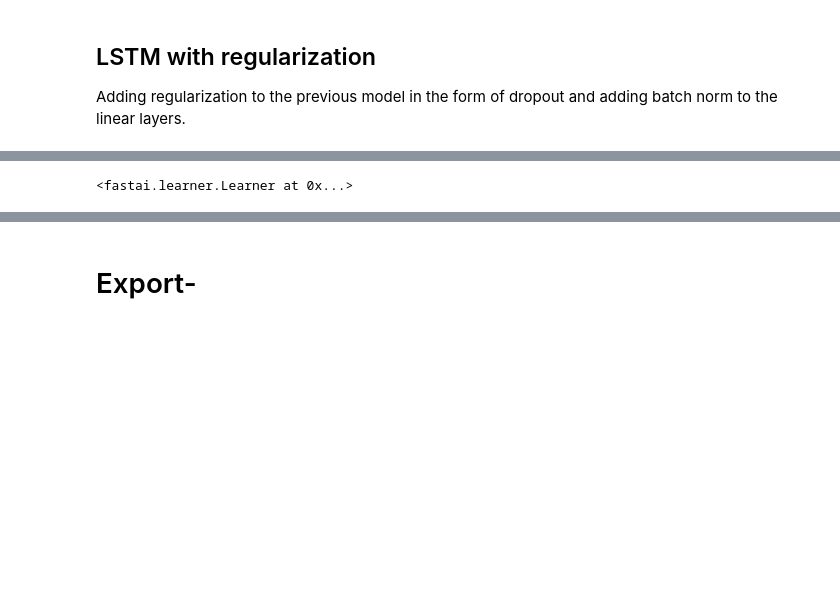
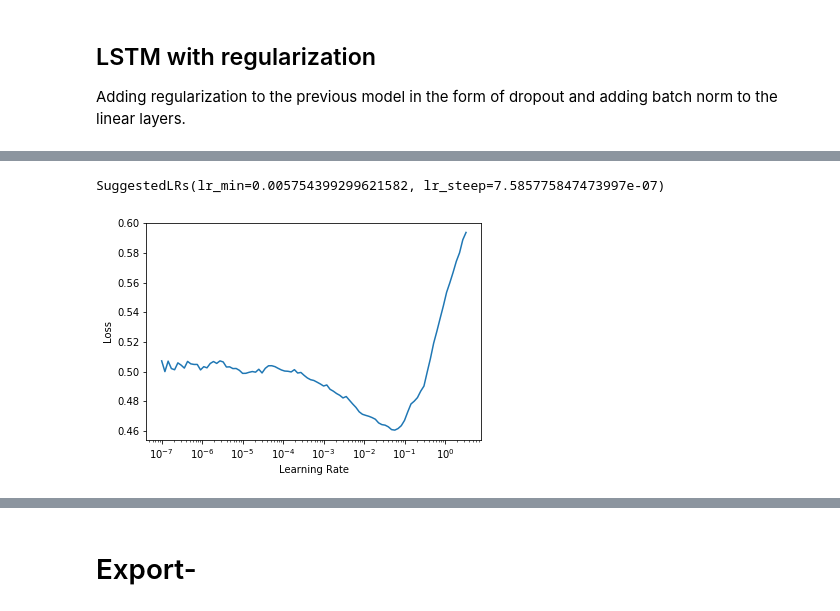
Before and after one commit to BorjaRequena/AnDi-unicorns, a Jupyter notebook: nbs/01_models.ipynb, the cells around one changed output, grey strips where cells are left out. Saved outputs shown, nothing was run; the diff lists cells and outputs as text; code cells hidden in the pictures; blank space fills up the shorter version.

```diff
--- a/nbs/01_models.ipynb
+++ b/nbs/01_models.ipynb
@@ -47,3 +57,15 @@ def custom_splitter(m):
+# %%
+#export
+@delegates(Learner.__init__)
+class MyLearner(Learner):
+    def __init__(self, dls, model, splitter=custom_splitter, path=Path(".."), **kwargs):
+        super().__init__(dls, model, splitter=splitter, path=path, **kwargs)
+
+@delegates(Learner.__init__)
+class RNNLearner(Learner):
+    def __init__(self, dls, model, alpha=2., beta=1., splitter=custom_splitter, path=Path(".."), moms=(0.8,0.7,0.8), **kwargs):
+        super().__init__(dls, model, splitter=splitter, moms=moms, path=path, **kwargs)
+        self.add_cbs([RNNRegularizer(alpha=alpha, beta=beta)])
 # %% [markdown]
 ## Model for baseline
 
@@ -304 +378,20 @@ Path('../models/reglstm_t1_dm2.pth')
+# %%
+#export
+@delegates(CustomXResNet.__init__)
+class CNNLin(Module):
+    def __init__(self, dim, vocab_sz=1, h_size=1000, yrange=(0, 2.05), exp=1, layers=[1, 1, 1, 1], p=0., **kwargs):
+        self.cnn = CNN(dim, exp=exp, layers=layers, p=p, n_out=h_size, **kwargs)
+        self.lin = LinBnDrop(h_size, vocab_sz, p=p, act=get_act(vocab_sz, yrange))
+        self.blocks = [self.cnn, self.lin]
+
+    def forward(self, x):
+        mask = x == 0
+        x = mask_normalisation(x, mask)
+        x = self.cnn(x.permute(0, 2, 1))
+        return self.lin(x)
+
+@delegates(CustomXResNet.__init__)
+class CNN(CustomXResNet):
+    def __init__(self, dim, exp=1, layers=[1, 1], **kwargs):
+        super().__init__(ResBlock, exp, layers, c_in=dim, ndim=1, **kwargs)
 # %%
@@ -306,4 +399,0 @@ from andi_unicorns.data import validate_task
-# %%
-learn.load(f'reglstm_{dim}')
-# %% [output]
-<fastai.learner.Learner at 0x...>
@@ -311,0 +400,8 @@ validate_task([learn.model.cuda()], 1, [1])
+# %%
+dim = 1
+dls = get_custom_dls(target='exp', dim=dim, bs=128)
+cnn = CNNLin(dim, h_size=512, layers=[1, 1], ks=3, p=0.5, stem_szs=(32, 64))
+learn = MyLearner(dls, cnn, loss_func=L1LossFlat(), metrics=mae)
+# %%
+learn.lr_find()
+# %% [output]
@@ -311,0 +409,2 @@ validate_task([learn.model.cuda()], 1, [1])
+SuggestedLRs(lr_min=0.005754399299621582, lr_steep=7.585775847473997e-07)
+[figure, added]
```
Also changed, not shown: parts of 25 cells of this notebook, 8 other files.
